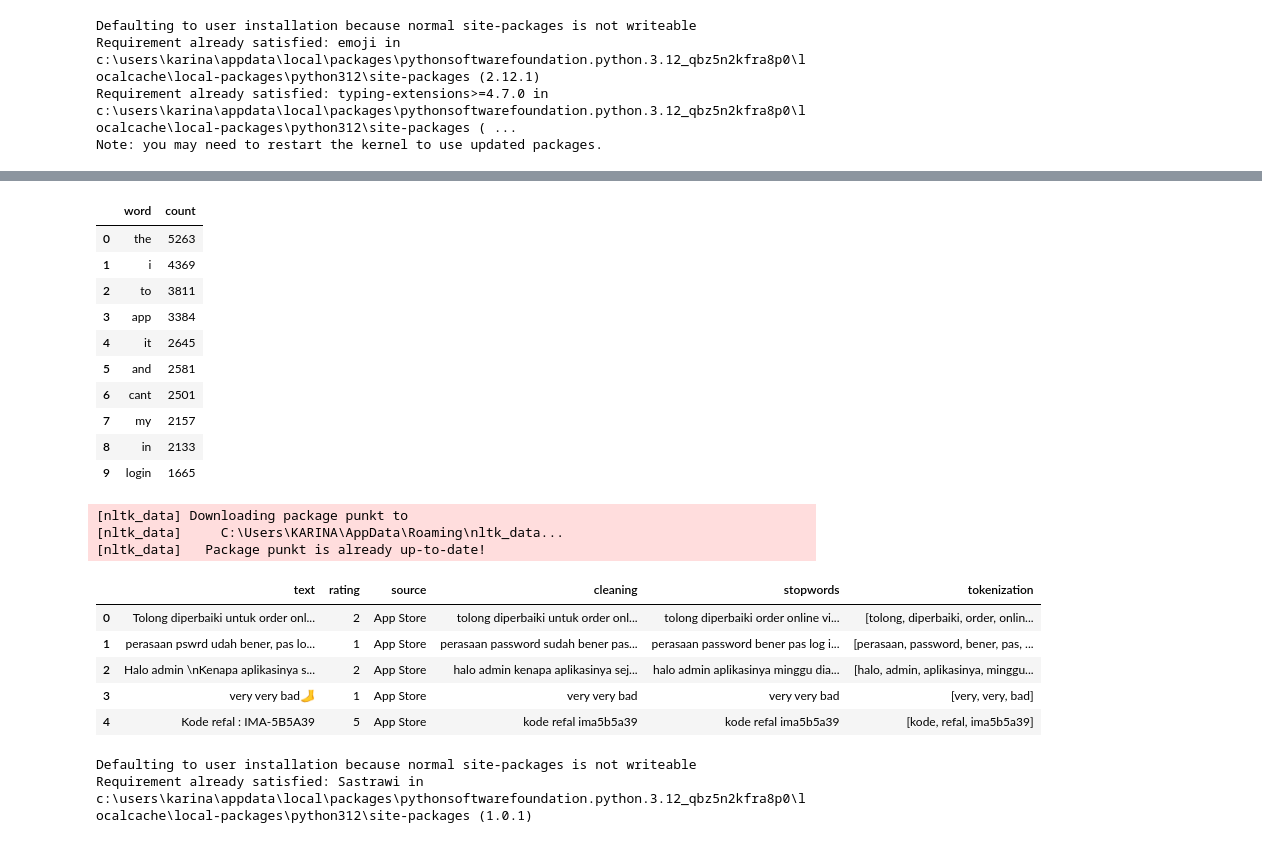
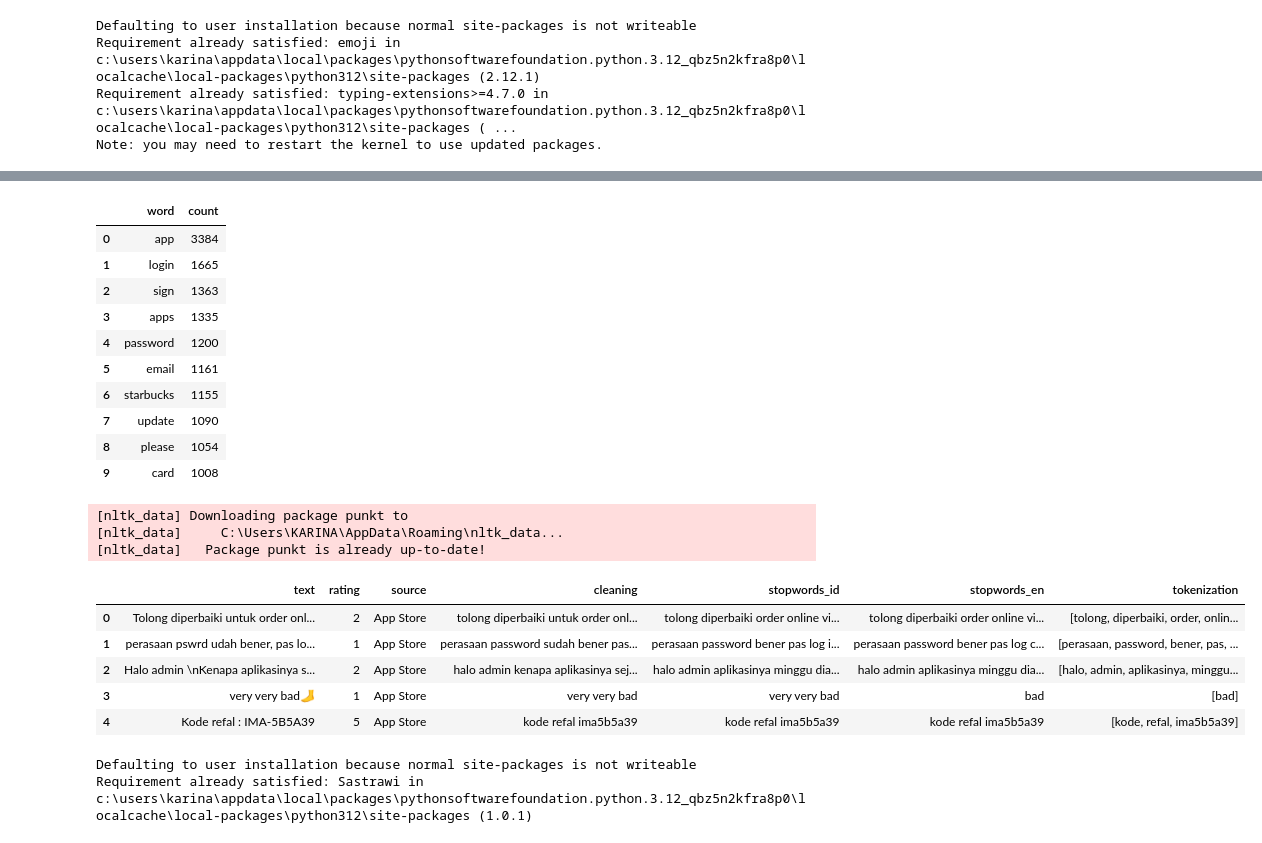
Before and after one commit to alamcahyo/Private_prjct_Alam_coffee, a Jupyter notebook: Skripsi Full/Skripsi_Full.ipynb, the cells around one changed output, grey strips where cells are left out. Cells and saved outputs as stored; diff of their text form; code cells hidden in the pictures.

```diff
--- a/Skripsi Full/Skripsi_Full.ipynb
+++ b/Skripsi Full/Skripsi_Full.ipynb
@@ -106,14 +106,14 @@ def cleaning(text):
     text=re.sub("udah",'sudah',text)
     text=re.sub("tp",'tapi',text)
     text=re.sub("Whyyy",'why',text)
-    text=re.sub("wouldn't",'would not',text)
+    text=re.sub("ga",'tidak',text)
     text=re.sub("haven't",'have not',text)
     text=re.sub("That's",'That is',text)
     text=re.sub("you've",'you have',text)
     text=re.sub("He's",'He is',text)
     text=re.sub("what's",'what is',text)
     text=re.sub("weren't",'were not',text)
-    text=re.sub("we're",'we are',text)
+    text=re.sub("cant",'can not',text)
     text=re.sub("hasn't",'has not',text)
     text=re.sub("you'd",'you would',text)
     text=re.sub("shouldn't",'should not',text)
@@ -162,7 +162,7 @@ import nltk
 nltk.download('stopwords')
 from nltk.corpus import stopwords
 stop = stopwords.words('indonesian')
-df['stopwords'] = df['cleaning'].apply(lambda x:' '.join([word for word in x.split() if word not in (stop)]))
+df['stopwords_id'] = df['cleaning'].apply(lambda x:' '.join([word for word in x.split() if word not in (stop)]))
 df.head(10)
 # %% [output]
 [nltk_data] Downloading package stopwords to
@@ -179,3 +179,11 @@ df.head(10)
 | 7 | Sign up: Frustration ⭐️\nLogin: F... | 1 | App Store | sign up frustration login frustra... | sign up frustration login frustra... |
 | 8 | Berhenti menggunakan produk yang ... | 1 | App Store | berhenti menggunakan produk yang ... | berhenti produk mendukung genosid... |
 | 9 | Cannot join, join now button bugg... | 1 | App Store | cannot join join now button bugge... | cannot join join now button bugge... |
+# %%
+# STOPWORDS ENGLISH
+import nltk
+nltk.download('stopwords')
+from nltk.corpus import stopwords
+stop = stopwords.words('english')
+df['stopwords_en'] = df['stopwords_id'].apply(lambda x:' '.join([word for word in x.split() if word not in (stop)]))
+df.head(10)
@@ -183,7 +206,7 @@ df.head(10)
 #Working with the most Frequent Words:
 from collections import Counter
 cnt = Counter()
-for text in df["stopwords"].values:
+for text in df["stopwords_en"].values:
     for word in text.split():
         cnt[word] += 1
 cnt.most_common(10)
@@ -192,34 +215,34 @@ temp.columns=['word', 'count']
 temp
 # %% [output]
 |  | word | count |
-| 0 | the | 5263 |
-| 1 | i | 4369 |
-| 2 | to | 3811 |
-| 3 | app | 3384 |
-| 4 | it | 2645 |
-| 5 | and | 2581 |
-| 6 | cant | 2501 |
-| 7 | my | 2157 |
-| 8 | in | 2133 |
-| 9 | login | 1665 |
+| 0 | app | 3384 |
+| 1 | login | 1665 |
+| 2 | sign | 1363 |
+| 3 | apps | 1335 |
+| 4 | password | 1200 |
+| 5 | email | 1161 |
+| 6 | starbucks | 1155 |
+| 7 | update | 1090 |
+| 8 | please | 1054 |
+| 9 | card | 1008 |
 # %%
 px.bar(temp, x="count", y="word", title='Commmon Words in Text', orientation='h',
              width=700, height=700)
 # %%
 nltk.download('punkt')
 from nltk.tokenize import sent_tokenize, word_tokenize
-df['tokenization'] = df['stopwords'].apply(lambda x: word_tokenize(x))
+df['tokenization'] = df['stopwords_en'].apply(lambda x: word_tokenize(x))
 df.head()
 # %% [output]
 [nltk_data] Downloading package punkt to
 [nltk_data]     C:\Users\KARINA\AppData\Roaming\nltk_data...
 [nltk_data]   Package punkt is already up-to-date!
-|  | text | rating | source | cleaning | stopwords | tokenization |
-| 0 | Tolong diperbaiki untuk order onl... | 2 | App Store | tolong diperbaiki untuk order onl... | tolong diperbaiki order online vi... | [tolong, diperbaiki, order, onlin... |
-| 1 | perasaan pswrd udah bener, pas lo... | 1 | App Store | perasaan password sudah bener pas... | perasaan password bener pas log i... | [perasaan, password, bener, pas, ... |
-| 2 | Halo admin \nKenapa aplikasinya s... | 2 | App Store | halo admin kenapa aplikasinya sej... | halo admin aplikasinya minggu dia... | [halo, admin, aplikasinya, minggu... |
-| 3 | very very bad🦶 | 1 | App Store | very very bad | very very bad | [very, very, bad] |
-| 4 | Kode refal : IMA-5B5A39 | 5 | App Store | kode refal ima5b5a39 | kode refal ima5b5a39 | [kode, refal, ima5b5a39] |
+|  | text | rating | source | cleaning | stopwords_id | stopwords_en | tokenization |
+| 0 | Tolong diperbaiki untuk order onl... | 2 | App Store | tolong diperbaiki untuk order onl... | tolong diperbaiki order online vi... | tolong diperbaiki order online vi... | [tolong, diperbaiki, order, onlin... |
+| 1 | perasaan pswrd udah bener, pas lo... | 1 | App Store | perasaan password sudah bener pas... | perasaan password bener pas log i... | perasaan password bener pas log c... | [perasaan, password, bener, pas, ... |
+| 2 | Halo admin \nKenapa aplikasinya s... | 2 | App Store | halo admin kenapa aplikasinya sej... | halo admin aplikasinya minggu dia... | halo admin aplikasinya minggu dia... | [halo, admin, aplikasinya, minggu... |
+| 3 | very very bad🦶 | 1 | App Store | very very bad | very very bad | bad | [bad] |
+| 4 | Kode refal : IMA-5B5A39 | 5 | App Store | kode refal ima5b5a39 | kode refal ima5b5a39 | kode refal ima5b5a39 | [kode, refal, ima5b5a39] |
 # %%
 !pip install Sastrawi
 # %% [output]
```
Also changed, not shown: parts of 4 cells of this notebook, 4 other files.
